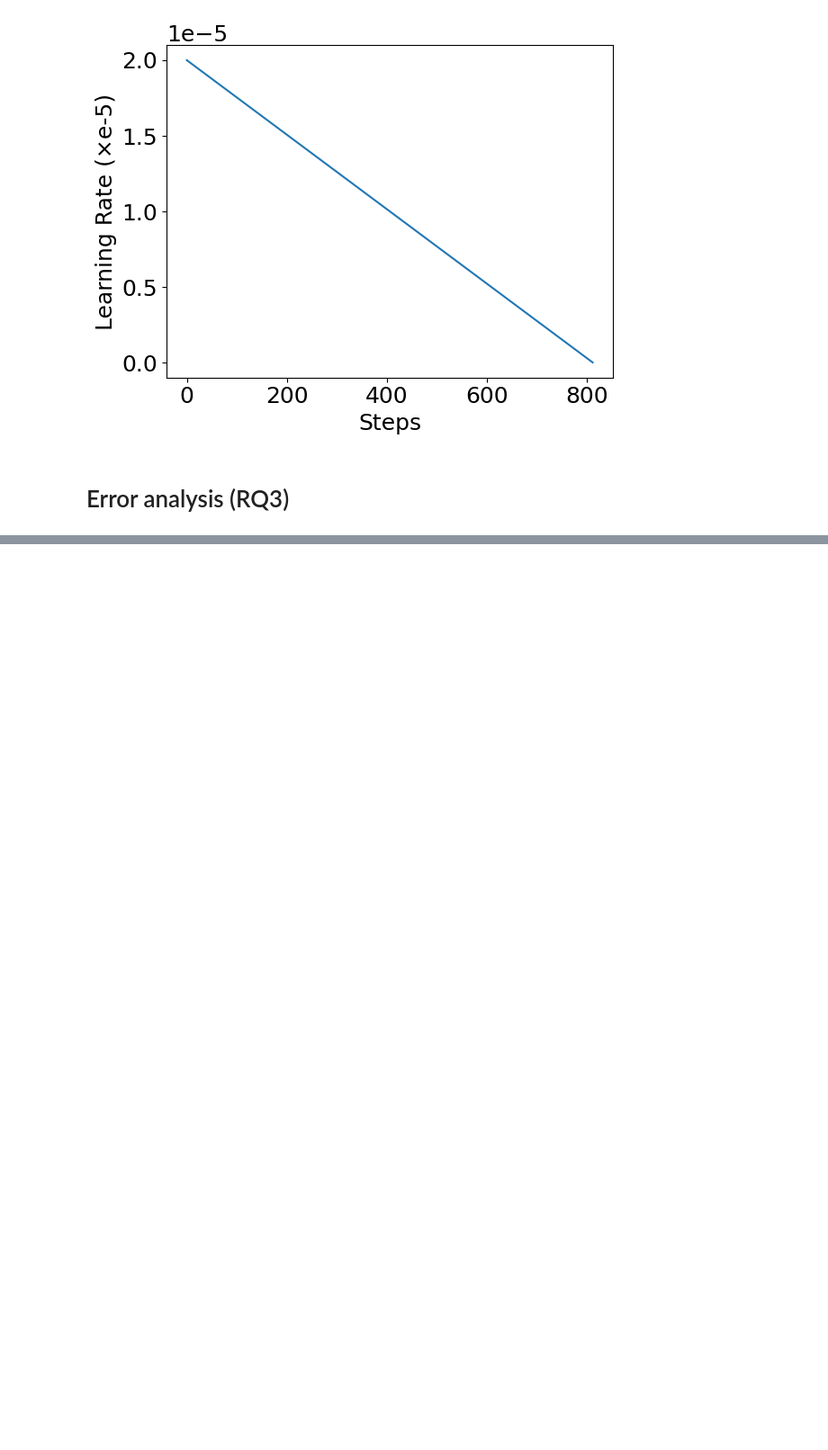
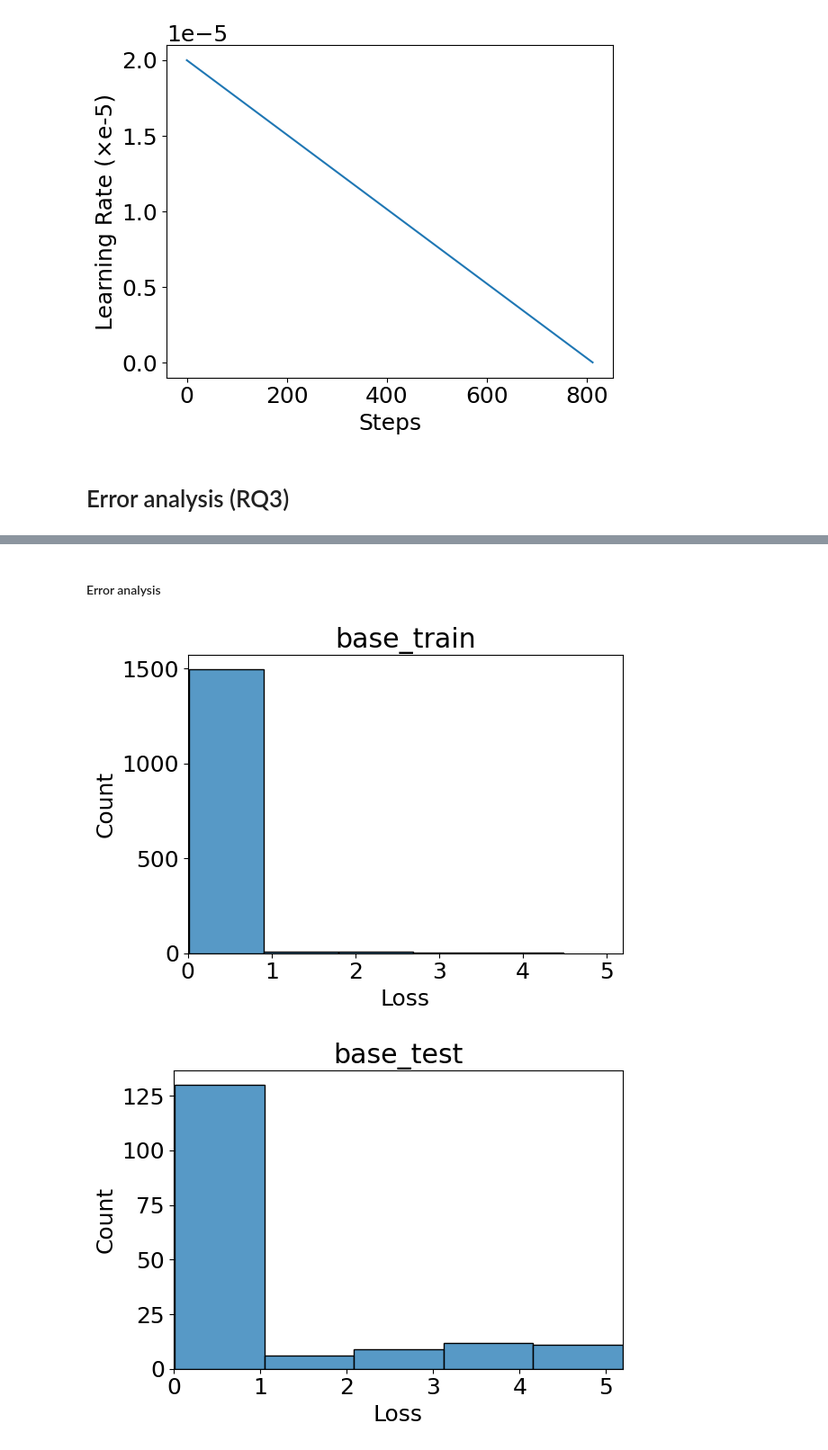
Before and after one commit to rldekkers/thesis-msc-data-science, a Jupyter notebook: 3_models.ipynb, the cells around one changed output, grey strips where cells are left out. Shown at 90% size. Drawn from its saved outputs; the diff is of its cells as text; code cells hidden in the pictures; blank space fills up the shorter version.

```diff
--- a/3_models.ipynb
+++ b/3_models.ipynb
@@ -1105,3 +1132,0 @@ result = experiments[model_name]['dataset_enc'][subset].map(forward_pass_with_la
-# %%
-batch = experiments[model_name]['dataset_enc']['test'][0:6]
-inputs = {k:v for k,v in batch.items() if k in tokenizer.model_input_names}
@@ -1263,7 +1173,0 @@ y_pred_probs_label = y_pred_probs_all[np.arange(200), y_true_probs_all.argmax(ax
-# %%
-model_name = 'bert_base_full'
-folder_path = best_ckpt_path
-subset = 'test'
-
-model = AutoModelForSequenceClassification.from_pretrained(folder_path, num_labels=3)
-tokenizer = AutoTokenizer.from_pretrained(folder_path)
@@ -1282,9 +1260,13 @@ result = experiments[model_name]['dataset_enc'][subset].map(forward_pass_with_la
 # %%
-result.set_format('pandas')
-df = result[:]
+for key in error_experiments.keys():
 
-# columns to append to df
-cols = ['perc_agreement', 'num_agreement']
+    exp = error_experiments[key]
 
-# The below code is specific for the full test set
-df = pd.concat([df, data_df[data_df['in_held_out_test'] == True][cols].reset_index(drop=True)], axis=1)
+    exp['output'].set_format('pandas')
+
+    cols = ['perc_agreement', 'num_agreement']
+
+    exp['df'] = pd.concat([
+        exp['output'][:],
+        data_df[(data_df['in_held_out_test'] == (exp['subset'] == 'test')) & (data_df['ok'] == True)][cols].reset_index(drop=True)
+        ], axis=1)
@@ -1290,0 +1279,2 @@ df = pd.concat([df, data_df[data_df['in_held_out_test'] == True][cols].reset_ind
+# %% [markdown]
+#### Error analysis
@@ -1290,0 +1283,15 @@ df = pd.concat([df, data_df[data_df['in_held_out_test'] == True][cols].reset_ind
+# %%
+x_max = np.max([max(v['loss']) for k, v in error_experiments.items()])
+
+for i, key in enumerate(error_experiments.keys()):
+    fig, ax = plt.subplots()
+    sns.histplot(error_experiments[key]['loss'], ax=ax, bins=5)
+    ax.set_xlim(0, x_max)
+    ax.set_title(key)
+    ax.set_xlabel('Loss')
+    filepath = dir_diagrams / 'error_analysis' / f'hist_loss_{key}'
+    fig.tight_layout()
+    fig.savefig(filepath, dpi=600)
+# %% [output]
+[figure, added]
+[figure, added]
```
Also changed, not shown: parts of 49 cells of this notebook, 1 other file.
